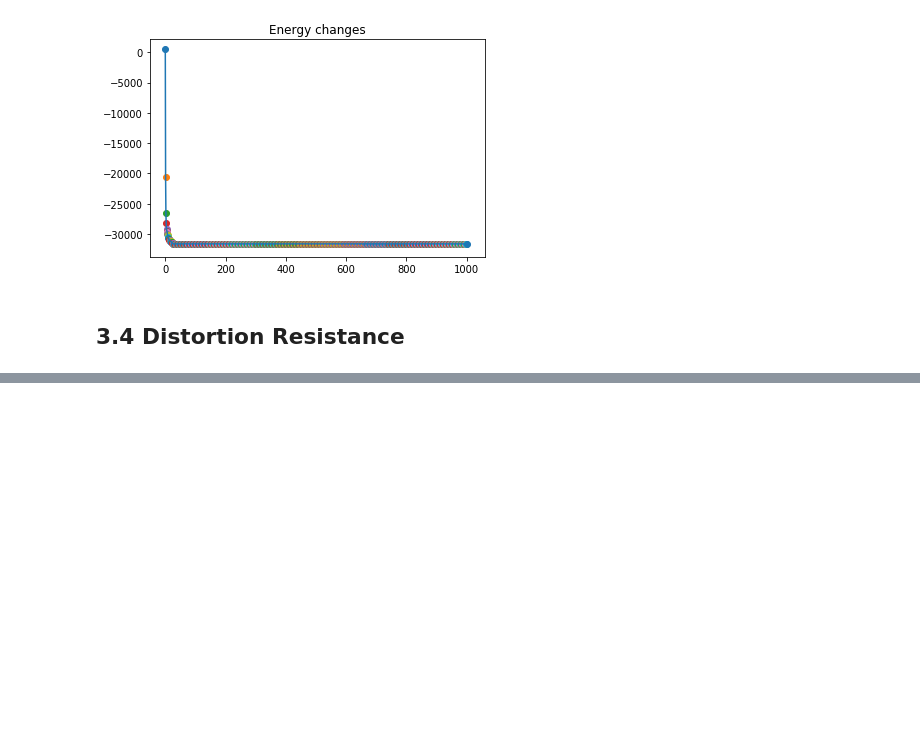
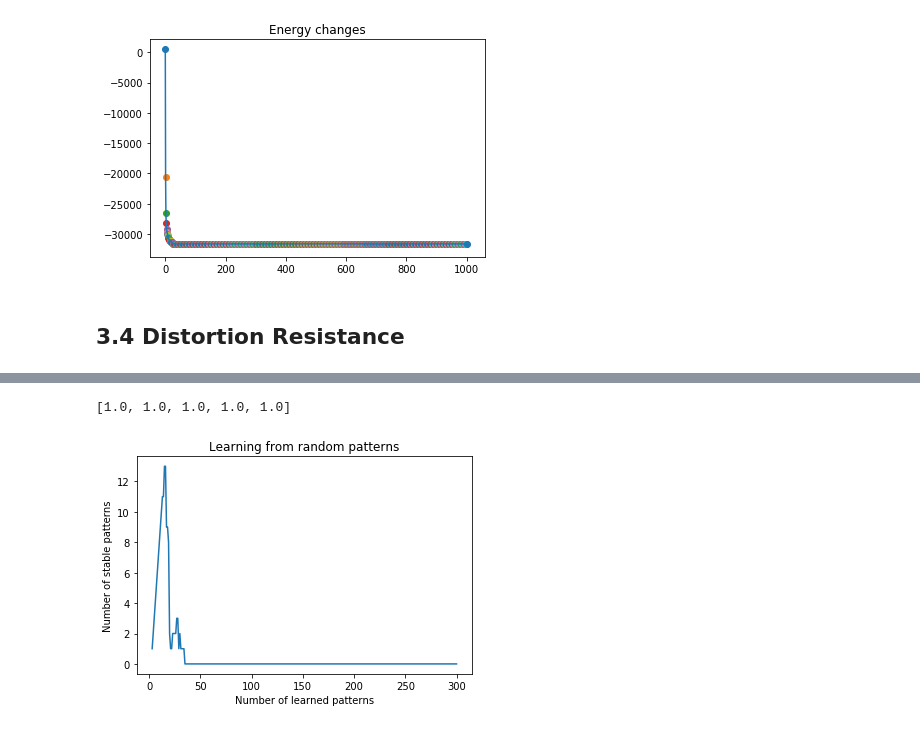
Before and after one commit to Charles2Alvin/Hopfield_Networks, a Jupyter notebook: main.ipynb, the cells around one changed output, grey strips where cells are left out. Cells and saved outputs as stored; diff of their text form; code cells hidden in the pictures; blank space fills up the shorter version.

```diff
--- a/main.ipynb
+++ b/main.ipynb
@@ -374,9 +372,9 @@ for r in ratio:
     ax3.imshow(rp3.reshape((32, 32)), cmap='gray', vmin=-1, vmax=1.)
     plt.show()
 
-    degree1 = 1 - np.sum(np.abs(p1 - rp1)) / 1024
-    degree2 = 1 - np.sum(np.abs(p2 - rp2)) / 1024
-    degree3 = 1 - np.sum(np.abs(p3 - rp3)) / 1024
+    degree1 = repair_degree(p1, rp1)
+    degree2 = repair_degree(p2, rp2)
+    degree3 = repair_degree(p3, rp3)
 
     print("Repair degree: ", degree1, degree2, degree3)
 # %% [output]
@@ -396,0 +422,21 @@ Repair degree:  0.736328125 1.0 0.763671875
+# %%
+# generate random patterns
+n = 5
+ps = []
+for i in range(n):
+    p = np.sign(np.random.normal(0, 1, 100))
+    ps.append(p)
+X = np.array(ps).T
+model.train(X)
+
+# iterate on the distored patterns
+degree = []
+for i in range(n):
+    p = X[:, i]
+    p_noise = add_noise(p, 0.3)
+    rp = model.update_async(p_noise)
+    d = repair_degree(p, rp)
+    degree.append(d)
+print(degree)
+# %% [output]
+[1.0, 1.0, 1.0, 1.0, 1.0]
@@ -396,0 +447,22 @@ Repair degree:  0.736328125 1.0 0.763671875
+# %%
+# generate and try different stable patterns
+log = []
+np.random.seed(5)
+X = np.sign(np.random.normal(0, 1, (100, 300)))
+for i in range(2, 300):
+    model.train(X[:, :i])
+    cnt = 0
+    for j in range(i - 1):
+        p = X[:, j]
+        rp = model.update_sync(p)
+        cnt += 1 if (p == rp).all() else 0
+    log.append(cnt)
+# %%
+# visualize the results
+plt.plot(np.linspace(3, 300, 298), log)
+plt.xlabel("Number of learned patterns")
+plt.ylabel("Number of stable patterns")
+plt.title("Learning from random patterns")
+plt.show()
+# %% [output]
+[figure, added]
```
Also changed, not shown: parts of 22 cells of this notebook, 1 other file.
